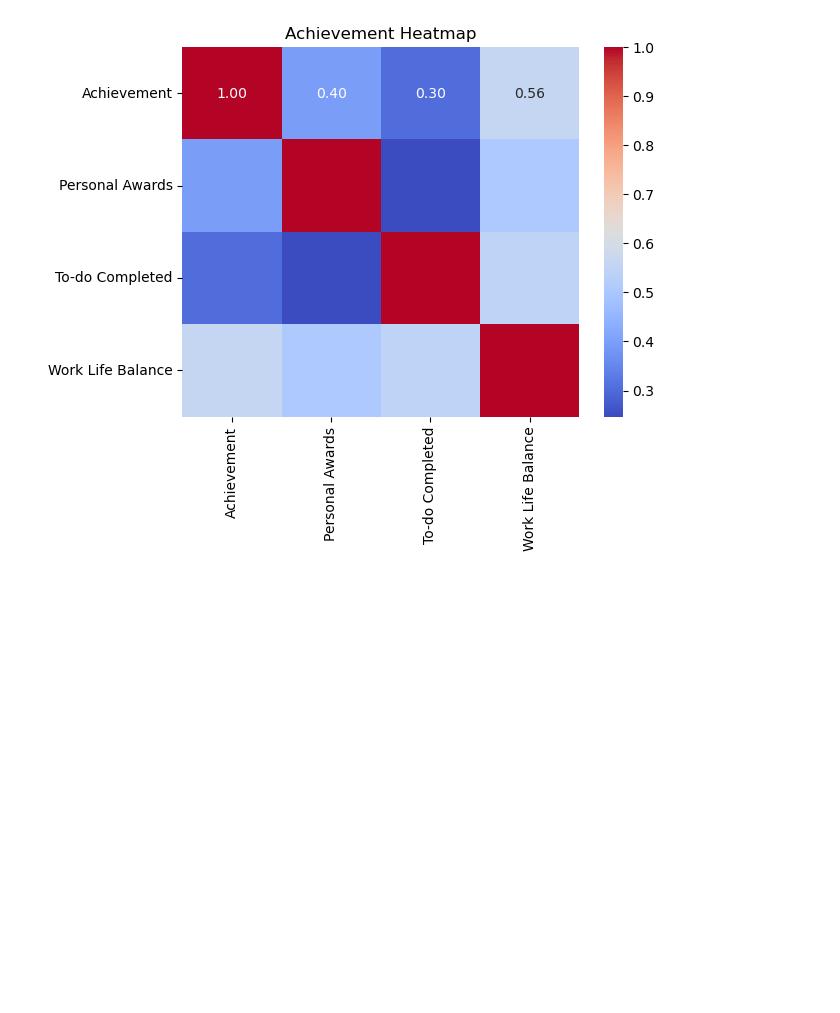
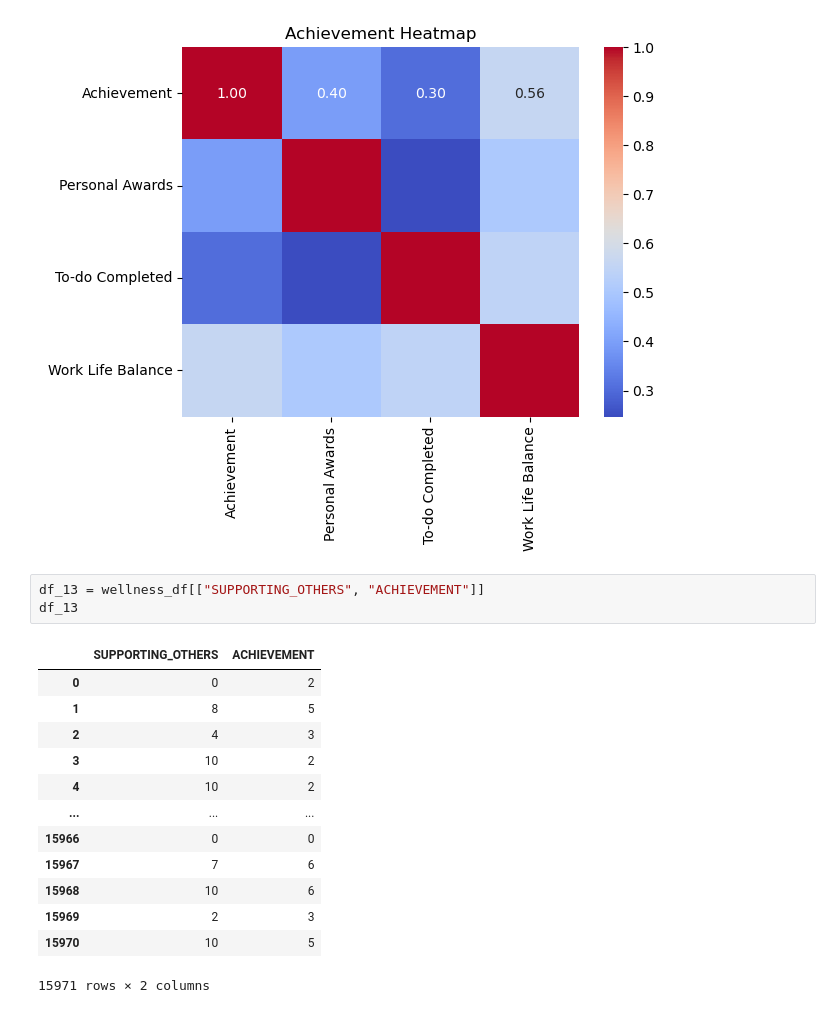
Before and after one commit to tanchris232/fitness-group-2, a Jupyter notebook: Project Files/fitness_group_2_chris.ipynb, the cells around one changed output. Cells and saved outputs as stored; diff of their text form; blank space fills up the shorter version.

```diff
--- a/Project Files/fitness_group_2_chris.ipynb
+++ b/Project Files/fitness_group_2_chris.ipynb
@@ -385,3 +404,20 @@ plt.title('Achievement Heatmap')
 plt.show()
 # %% [output]
 [figure]
+# %%
+df_13 = wellness_df[["SUPPORTING_OTHERS", "ACHIEVEMENT"]]
+df_13
+# %% [output]
+|  | SUPPORTING_OTHERS | ACHIEVEMENT |
+| 0 | 0 | 2 |
+| 1 | 8 | 5 |
+| 2 | 4 | 3 |
+| 3 | 10 | 2 |
+| 4 | 10 | 2 |
+| ... | ... | ... |
+| 15966 | 0 | 0 |
+| 15967 | 7 | 6 |
+| 15968 | 10 | 6 |
+| 15969 | 2 | 3 |
+| 15970 | 10 | 5 |
+15971 rows × 2 columns
```
Also changed, not shown: parts of 3 cells of this notebook.
